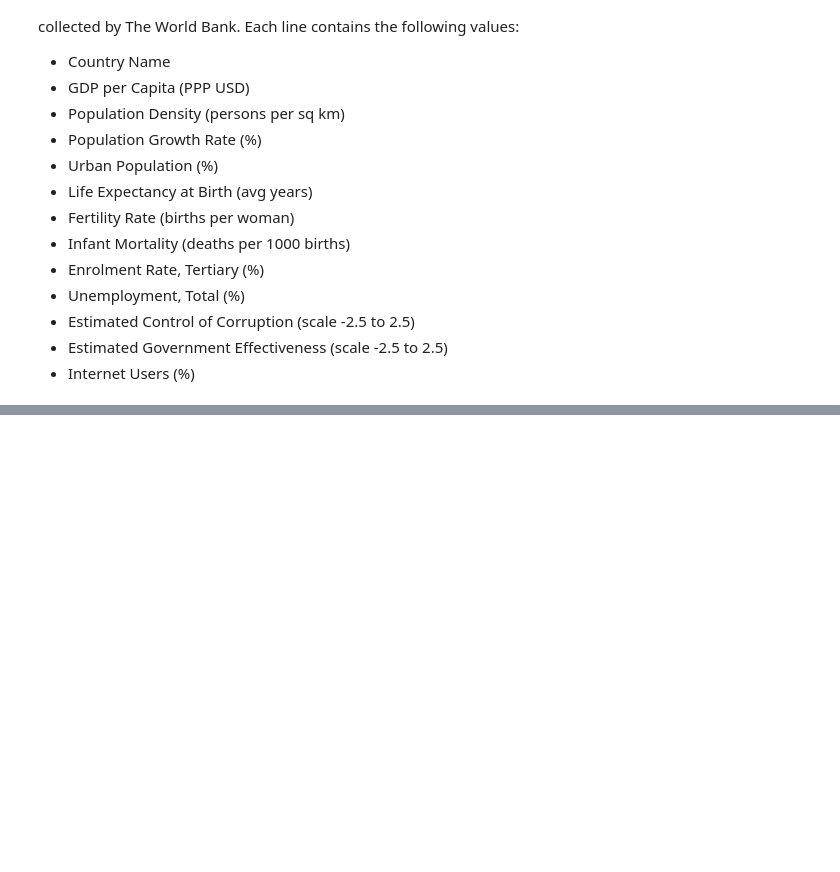
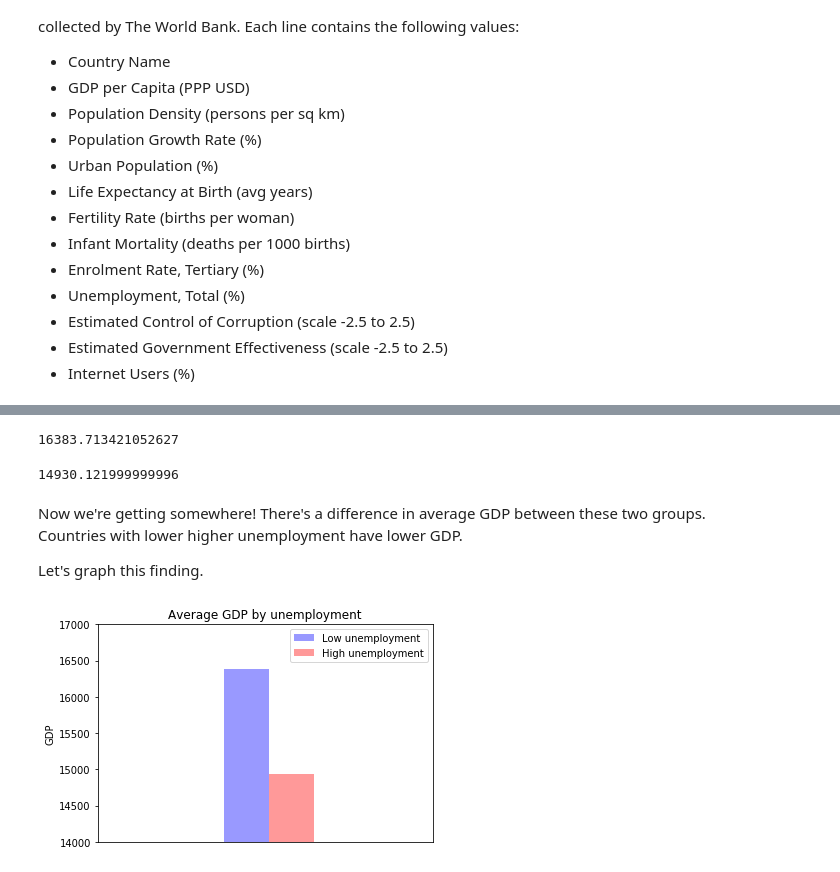
Before and after one commit to marekrei/cl-datasci-pnp, a Jupyter notebook: lecture1-introduction/lecture1.ipynb, the cells around one changed output, grey strips where cells are left out. Cells and saved outputs as stored; diff of their text form; code cells hidden in the pictures; blank space fills up the shorter version.

```diff
--- a/lecture1-introduction/lecture1.ipynb
+++ b/lecture1-introduction/lecture1.ipynb
@@ -274,0 +55,5 @@ Correlations with GDP per capita
+# %%
+import pandas as pd
+
+data = pd.read_csv('data/country-stats.csv')
+data.head()
@@ -274,0 +83,15 @@ Correlations with GDP per capita
+# %%
+low_unemployment_countries = data[data["Unemployment, Total (%)"] < 7]
+low_unemployment_countries["GDP per Capita (PPP USD)"].mean()
+# %% [output]
+16383.713421052627
+# %%
+high_unemployment_countries = data[data["Unemployment, Total (%)"] >= 7]
+high_unemployment_countries["GDP per Capita (PPP USD)"].mean()
+# %% [output]
+14930.121999999996
+# %% [markdown]
+Now we're getting somewhere! There's a difference in average GDP between these two groups.
+Countries with lower higher unemployment have lower GDP.
+
+Let's graph this finding.
@@ -274,0 +100,23 @@ Correlations with GDP per capita
+# %%
+bar_width = 0.6
+
+x1 = [0.0]
+x2 = [bar_width]
+
+y1 = [data[data["Unemployment, Total (%)"] < 7]["GDP per Capita (PPP USD)"].mean()]
+y2 = [data[data["Unemployment, Total (%)"] >= 7]["GDP per Capita (PPP USD)"].mean()]
+
+fig, ax = plt.subplots()
+bars1 = ax.bar(x1, y1, bar_width, alpha=0.4, color='b', label='Low unemployment')
+bars2 = ax.bar(x2, y2, bar_width, alpha=0.4, color='r', label='High unemployment')
+
+ax.set_ylabel('GDP')
+ax.set_title('Average GDP by unemployment')
+ax.set_xticks([])
+ax.set_xlim([-2,2.5])
+ax.set_ylim([14000,17000])
+ax.legend()
+
+plt.show()
+# %% [output]
+[figure, added]
```
Also changed, not shown: parts of 75 cells of this notebook.
